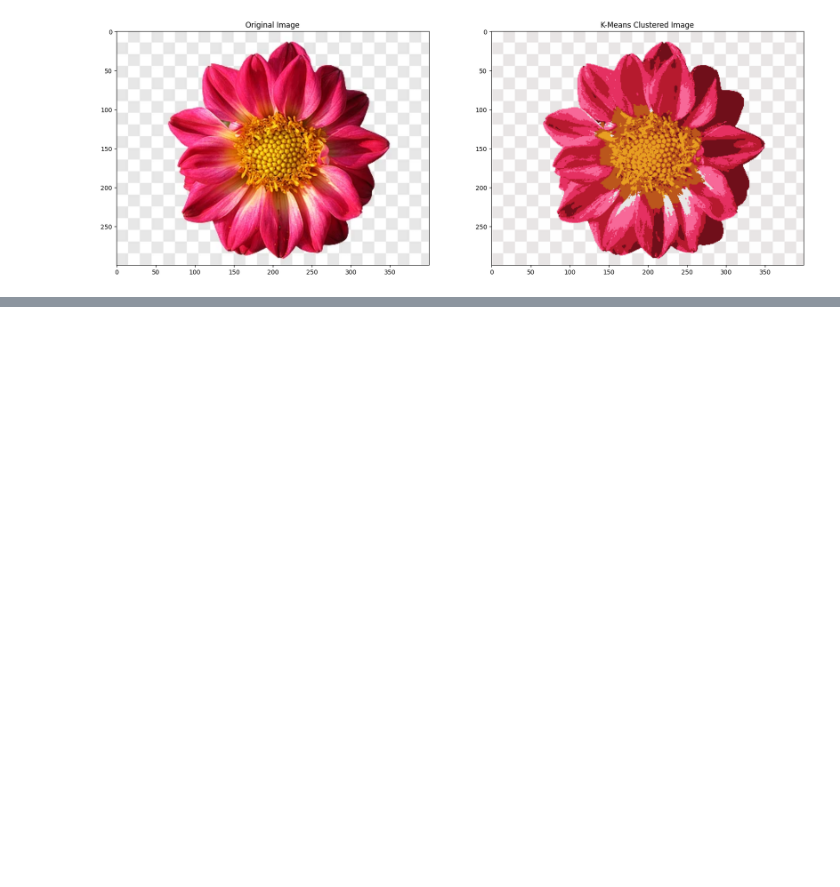
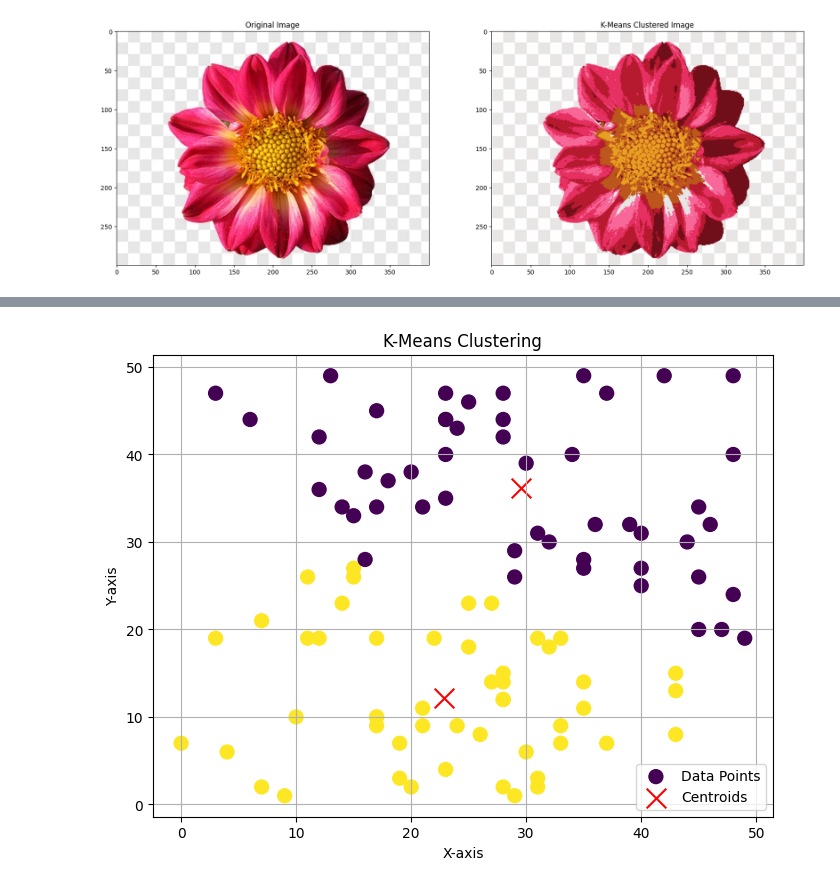
Before and after one commit to Ksenyff/AI, a Jupyter notebook: Spiridonova_k_means.ipynb, the cells around one changed output, grey strips where cells are left out. Drawn from its saved outputs; the diff is of its cells as text; code cells hidden in the pictures; blank space fills up the shorter version.

```diff
--- a/Spiridonova_k_means.ipynb
+++ b/Spiridonova_k_means.ipynb
@@ -207,3 +207,6 @@ plt.show()
+# %%
+# некоторый массив точек
+l1 = np.array([[1,3],[5,3],[2,7],[2,6],[2,8],[3,9],[4,6],[8,3]])
 # %%
 # класс для реализации алгоритма К-средних
 class K_Means():
@@ -398,3 +315,95 @@ plt.show()
+# %%
+import numpy as np
+import matplotlib.pyplot as plt
+
+# Рандомные точки
+l1 = np.random.randint(low=0, high=50, size=(100, 2))
+
+class K_Means:
+    def __init__(self, dataset, n_clusters=3, distance_metric='euclidean_squared'):
+        self.dataset = dataset
+        self.n_clusters = n_clusters
+        self.max_n_iter = 10
+        self.tolerance = 0.01
+        self.fitted = False
+        self.labels = np.array([])
+        self.distance_metric = distance_metric
+
+        # Случайная инициализация центров кластеров
+        random_indices = np.random.choice(len(self.dataset), self.n_clusters, replace=False)
+        self.centroids = self.dataset[random_indices].astype('f')
+
+    def get_dist(self, a, b):
+        # Поддержка разных метрик расстояния
+        if self.distance_metric == 'euclidean':
+            return np.sqrt(np.sum((a - b) ** 2))
+        elif self.distance_metric == 'euclidean_squared':
+            return np.sum((a - b) ** 2)
+        elif self.distance_metric == 'manhattan':
+            return np.sum(np.abs(a - b))
+        else:
+            raise ValueError("Unsupported distance metric")
+
+    def distribute_data(self):
+        # Распределение точек по кластерам на основе расстояния
+        self.labels = []
+        for elem in self.dataset:
+            distances = [self.get_dist(elem, center) for center in self.centroids]
+            self.labels.append(np.argmin(distances))
+        self.labels = np.array(self.labels)
+
+    def recalculate_centroids(self):
+        # Пересчёт центров кластеров [[5]]
+        new_centroids = []
+        for i in range(self.n_clusters):
+            cluster_points = self.dataset[self.labels == i]
+            if len(cluster_points) > 0:
+                new_centroids.append(np.mean(cluster_points, axis=0))
+            else:
+                # Если кластер пустой — оставляем старый центр
+                new_centroids.append(self.centroids[i])
+        self.centroids = np.array(new_centroids)
+
+    def fit(self):
+        # Основной процесс кластеризации
+        iter_count = 0
+        while iter_count < self.max_n_iter:
+            prev_centroids = np.copy(self.centroids)
+            self.distribute_data()
+            self.recalculate_centroids()
+
+            # Проверка на сходимость
+            max_shift = max(self.get_dist(c1, c2) for c1, c2 in zip(prev_centroids, self.centroids))
+            if max_shift < self.tolerance:
+                break
+            iter_count += 1
+        self.fitted = True
+
+        # Автоматическое отображение результата
+        if self.dataset.shape[1] <= 2 and self.n_clusters < 10:
+            plt.figure(figsize=(8, 6))
+            plt.scatter(self.dataset[:, 0], self.dataset[:, 1], c=self.labels, cmap='viridis', s=100, label='Data Points')
+            plt.scatter(self.centroids[:, 0], self.centroids[:, 1], marker='x', s=200, c='red', label='Centroids')
+            plt.title('K-Means Clustering')
+            plt.xlabel('X-axis')
+            plt.ylabel('Y-axis')
+            plt.legend()
+            plt.grid(True)
+            plt.show()
+
+    def predict(self, data_point):
+        # Предсказание кластера для новой точки
+        if not self.fitted:
+            raise Exception("Model is not fitted yet")
+        distances = [self.get_dist(data_point, center) for center in self.centroids]
+        return np.argmin(distances)
+
+# Пример использования
+if __name__ == "__main__":
+    test = K_Means(l1, n_clusters=2, distance_metric='euclidean')
+    test.fit()
+# %% [output]
+[figure, added]
 # %%
 # Домашнее задание: Дополнить написанный ранее класс с алгоритмом KMeans() так чтобы:
 # 1) на первом шаге центры кластеров были случайными элементами (подсказка: сейчас это первые элементы множества)
```
Also changed, not shown: parts of 9 cells of this notebook.
